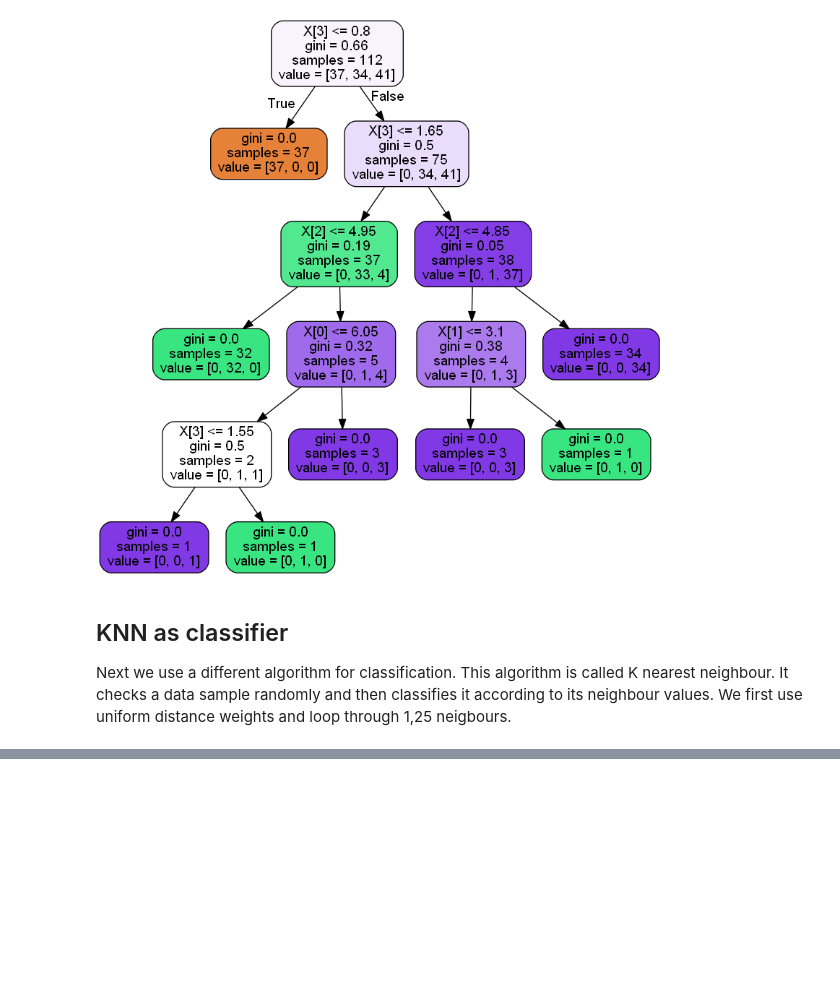
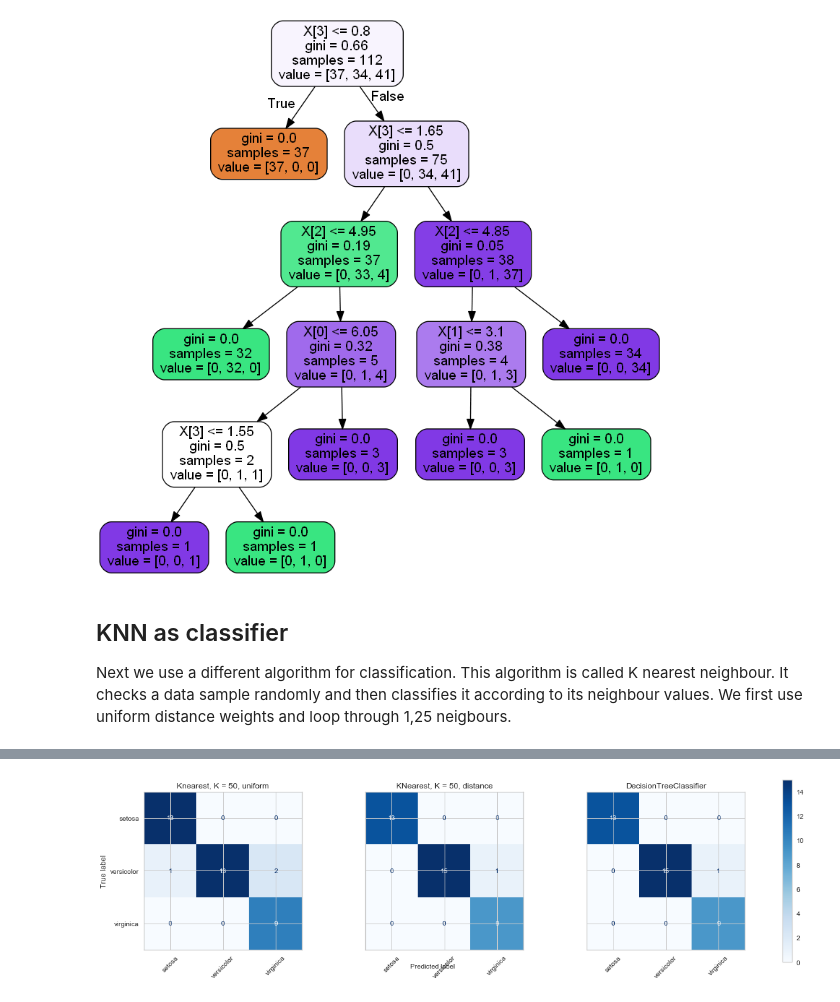
Before and after one commit to antondanieli/DAT405-assignments, a Jupyter notebook: assignments/assignment 2/assignment_2.ipynb, the cells around one changed output, grey strips where cells are left out. Cells and saved outputs as stored; diff of their text form; code cells hidden in the pictures; blank space fills up the shorter version.

```diff
--- a/assignments/assignment 2/assignment_2.ipynb
+++ b/assignments/assignment 2/assignment_2.ipynb
@@ -178,11 +178,12 @@ X_train, X_test, y_train, y_test = train_test_split(X, y, test_size=0.25,random_
 accuracy_score_uniform = []
 
 #use k values 1, .. 25
-for k in range(1,25):
+for k in range(1,112,4):
     knn = KNeighborsClassifier(n_neighbors=k)
     knn.fit(X_train,y_train)
     y_pred = knn.predict(X_test)
     accuracy_score_uniform.append(metrics.accuracy_score(y_test,y_pred))
 
-print(accuracy_score_uniform)
+#Print the prediction accuracy of the uniform KNN for K = {1,22} with 5 step iterations
+print(np.round(accuracy_score_uniform,3))
 # %% [output]
@@ -190,6 +193,6 @@ print(accuracy_score_uniform)
 # %%
 #Plot confusion matrix for k = 10
-clf = KNeighborsClassifier(n_neighbors=5)
+clf = KNeighborsClassifier(n_neighbors=50)
 clf.fit(X_train, y_train)
 
 #create predictions
@@ -200,9 +203,9 @@ y_pred = clf.predict(X_test)
 #print("Accuracy: ",metrics.accuracy_score(y_test,y_pred))
 data = {'y_Actual' : y_test, 'y_Predicted' : y_pred}
 df = pd.DataFrame(data, columns=['y_Actual','y_Predicted'])
-confusion_matrix = pd.crosstab(df['y_Actual'], df['y_Predicted'], rownames=['Actual'], colnames=['Predicted'])
+CM = pd.crosstab(df['y_Actual'], df['y_Predicted'], rownames=['Actual'], colnames=['Predicted'])
 
-ax =sns.heatmap(confusion_matrix, annot=True,linewidths=2,cbar = False)
+ax =sns.heatmap(CM, annot=True,linewidths=2,cbar = False,)
 bottom, top = ax.get_ylim()
 ax.set_ylim(bottom + 0.5, top - 0.5)
 plt.show()
@@ -214,11 +217,11 @@ Next we use
 accuracy_score_distance = []
 
 #use k values 1, .. 25, now using distance
-for k in range(1,25):
+for k in range(1,112,4):
     knn = KNeighborsClassifier(n_neighbors=k,weights='distance')
     knn.fit(X_train,y_train)
     y_pred = knn.predict(X_test)
     accuracy_score_distance.append(metrics.accuracy_score(y_test,y_pred))
 
-print(accuracy_score_distance)
+print(np.round(accuracy_score_distance,3))
 # %% [output]
@@ -225,0 +253,30 @@ print(accuracy_score_distance)
+# %%
+classifiers = {"Knearest, K = 50, uniform" : KNeighborsClassifier(n_neighbors=50),
+               "KNearest, K = 50, distance" : KNeighborsClassifier(n_neighbors=50, weights='distance'),
+               "DecisionTreeClassifier" : DecisionTreeClassifier(random_state = 1),
+              }
+
+
+f, axes = plt.subplots(1, 3, figsize=(20, 5), sharey='row')
+
+for i, (key, classifier) in enumerate(classifiers.items()):
+    y_pred = classifier.fit(X_train, y_train).predict(X_test)
+    cf_matrix = confusion_matrix(y_test, y_pred)
+    disp = ConfusionMatrixDisplay(cf_matrix,
+                                  display_labels=iris.target_names)
+    disp.plot(ax=axes[i], xticks_rotation=45, cmap = 'Blues')
+    disp.ax_.set_title(key)
+    disp.im_.colorbar.remove()
+    disp.ax_.set_xlabel('')
+    if i!=0:
+        disp.ax_.set_ylabel('')
+
+f.text(0.4, 0.1, 'Predicted label', ha='left')
+plt.subplots_adjust(wspace=0.40, hspace=0.1)
+
+plt.grid(b=None)
+plt.grid('off')
+f.colorbar(disp.im_, ax=axes)
+plt.show()
+# %% [output]
+[figure, added]
```
Also changed, not shown: parts of 14 cells of this notebook.
